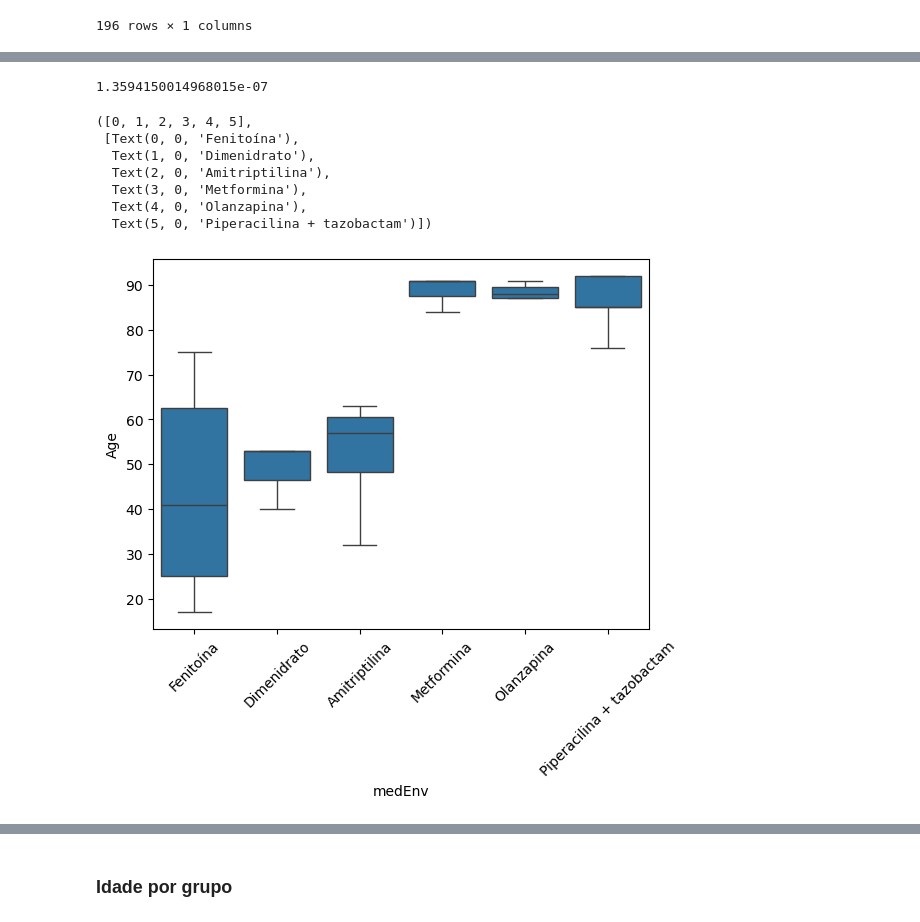
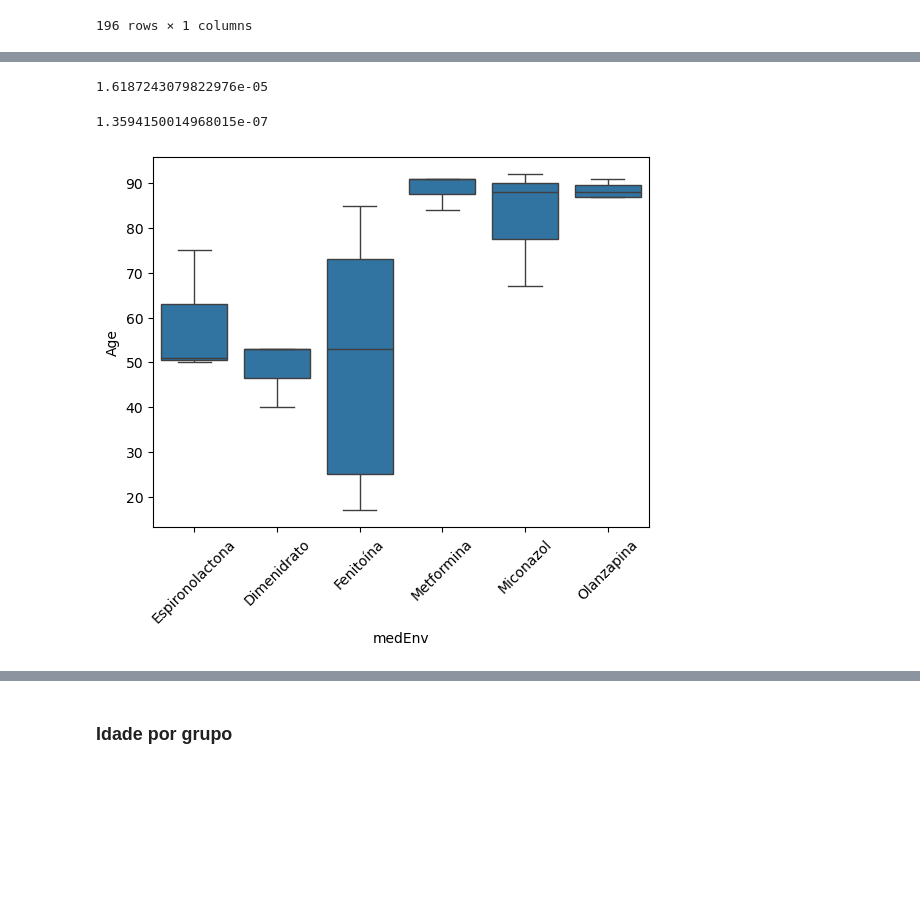
Before and after one commit to salgadosp/intervencoes_farmaceuticas, a Jupyter notebook: analise.ipynb, the cells around one changed output, grey strips where cells are left out. Saved outputs shown, nothing was run; the diff lists cells and outputs as text; code cells hidden in the pictures; blank space fills up the shorter version.

```diff
--- a/analise.ipynb
+++ b/analise.ipynb
@@ -14,13 +17,24 @@ def make_capital(x):
     except:
         return x
 
+df = pd.DataFrame()
 
-df = pd.DataFrame()
+df_year = {}
+
+warnings.filterwarnings('ignore', category=UserWarning)
+
 for year in range(2019, 2024):
-    df_year = pd.read_excel('dados.xlsx', str(year))
-    df = pd.concat([df, df_year])
+    df_year[year] = pd.read_excel('dados.xlsx', str(year))
+
+df = pd.concat([df_year[year] for year in range(2019, 2024)])
 
 df.reset_index(inplace=True)
 df.drop(columns='index', inplace=True)
 df.dropna(subset='medEnv', inplace=True)
 df['medEnv'] = df['medEnv'].apply(lambda x: make_capital(x)).apply(lambda x: x.replace(' ', ''))
+df['AvalAdes'] = df['AvalAdes'].replace(np.nan, 'NA')
+
+df['year'] = df['Date'].apply(lambda x: x.year)
+df['month'] = df['Date'].apply(lambda x: x.month)
+
+df.Age = np.where(df.Age > 6000, df.Age[df.Age < 6000].mean(), df.Age)
@@ -337,22 +303,29 @@ grouped_data = [(df_dropped[df_dropped['medEnv'] == group]['Age'].values) for gr
 F_statistic, p_value = stats.f_oneway(*grouped_data)
 p_value
 # %% [output]
-1.3594150014968015e-07
+1.6187243079822976e-05
+# %%
+df_dropped = df[df.medEnv.apply(lambda x: x == x)]
+
+grouped_data = [(df_dropped[df_dropped['medEnv'] == group]['Age'].values) for group in df_dropped['medEnv'].unique()]
+#grouped_data
+F_statistic, p_value = stats.f_oneway(*grouped_data)
+p_value
+# %% [output]
+1.3594150014968015e-07
 # %%
-df_gby_me = df.pivot_table(index='medEnv', values= 'Age', aggfunc=['mean', 'count'])#.head(10).index.to_list()#.sort_values('count')
-bot_5 = df_gby_me[df_gby_me[('count', 'Age')]>=3 ].sort_values(('mean', 'Age')).head(3).index.to_list()
-top_5 = df_gby_me[df_gby_me[('count', 'Age')]>=3 ].sort_values(('mean', 'Age'), ascending=False).head(3).index.to_list()
-#filtered_groups = df_gby_me[df_gby_me['Pac'] >= 4].index.to_list()
-#top_10 = df_gby_me[df_gby_me['Pac'] >= 4].index.to_list()
-#top_10
-sns.boxplot(data=df[df['medEnv'].isin(bot_5 + top_5)], x='medEnv', y ='Age', order = bot_5 + top_5)
+import pandas as pd
+import seaborn as sns
+import matplotlib.pyplot as plt
+
+df_gby_me = df.pivot_table(index='medEnv', values='Age', aggfunc=['median', 'count'])
+
+bot_5 = df_gby_me[df_gby_me[('count', 'Age')] >= 3].sort_values(('median', 'Age')).head(3).index.to_list()
+top_5 = df_gby_me[df_gby_me[('count', 'Age')] >= 3].sort_values(('median', 'Age'), ascending=False).head(3).index.to_list()
+
+sns.boxplot(data=df[df['medEnv'].isin(bot_5 + top_5)], x='medEnv', y='Age', order=bot_5 + top_5)
+plt.ylabel('Age')
 plt.xticks(rotation=45)
+plt.show()
 # %% [output]
-([0, 1, 2, 3, 4, 5],
- [Text(0, 0, 'Fenitoína'),
-  Text(1, 0, 'Dimenidrato'),
-  Text(2, 0, 'Amitriptilina'),
-  Text(3, 0, 'Metformina'),
-  Text(4, 0, 'Olanzapina'),
-  Text(5, 0, 'Piperacilina + tazobactam')])
-[figure, old version]
+[figure, new version]
```
Also changed, not shown: parts of 59 cells of this notebook.
